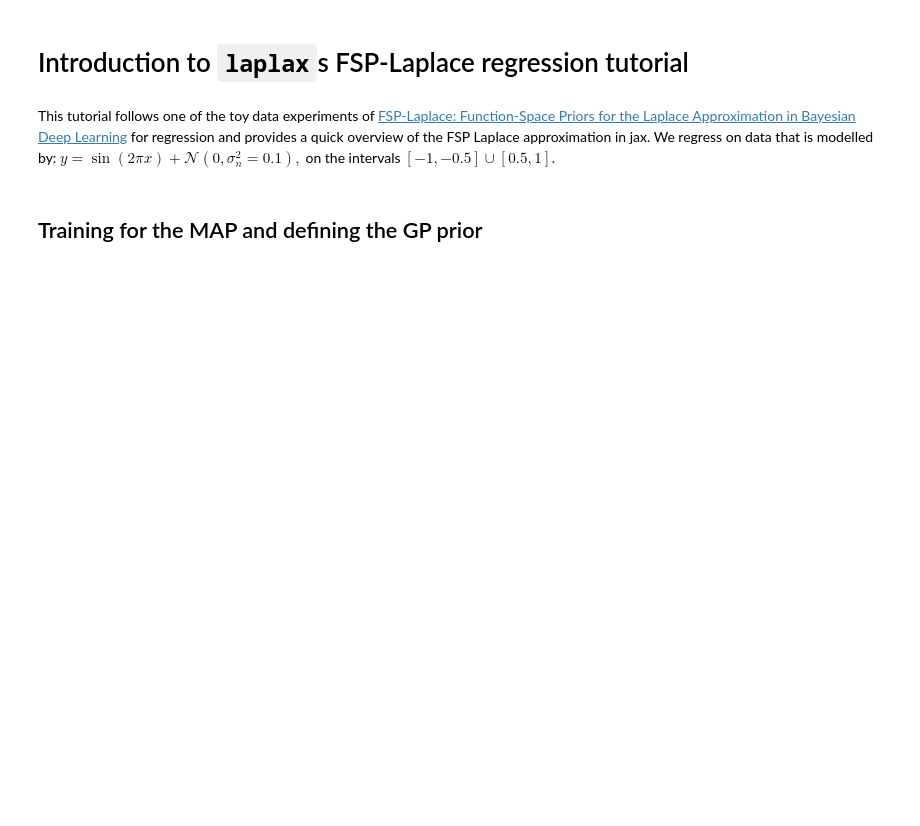
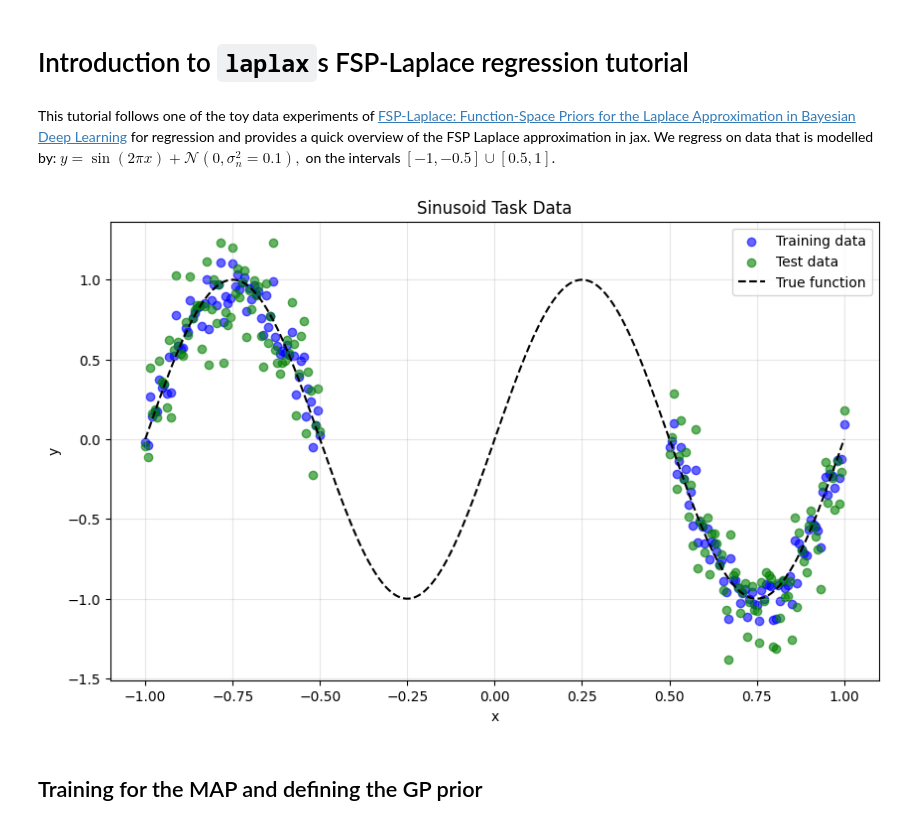
Before and after one commit to lenardrommel/laplax, a Jupyter notebook: examples/0003.ipynb, the cells around one changed output. Drawn from its saved outputs; the diff is of its cells as text; code cells hidden in the pictures; blank space fills up the shorter version.

```diff
--- a/examples/0003.ipynb
+++ b/examples/0003.ipynb
@@ -22,18 +22,20 @@ from laplax.util.tree import to_dtype
 
 jax.config.update("jax_enable_x64", True)
 # %%
-batch_size = 10
+batch_size = 150
 key = jax.random.key(0)
 X_train1 = jnp.linspace(-1, -0.5, 75).reshape(-1, 1)
 X_train2 = jnp.linspace(0.5, 1, 75).reshape(-1, 1)
 X_train = jnp.concatenate([X_train1, X_train2], axis=0)
 y_train = jnp.reshape(jnp.sin(X_train * 2 * jnp.pi) + jax.random.normal(key, (150, 1)) * 0.1, (-1, 1))
 X_test = X_train
 y_test = jnp.reshape(jnp.sin(X_train * 2 * jnp.pi) + jax.random.normal(key, (150, 1)) * 0.2, (-1, 1))
 train_loader = DataLoader(X_train, y_train, batch_size)
 data = {"input": X_train, "target": y_train}
 
 fig = plot_sinusoid_task(X_train, y_train, X_test, y_test)
+# %% [output]
+[figure, added]
 # %% [markdown]
 ## Training for the MAP and defining the GP prior
 # %%
```
Also changed, not shown: parts of 6 cells of this notebook, 8 other files.
